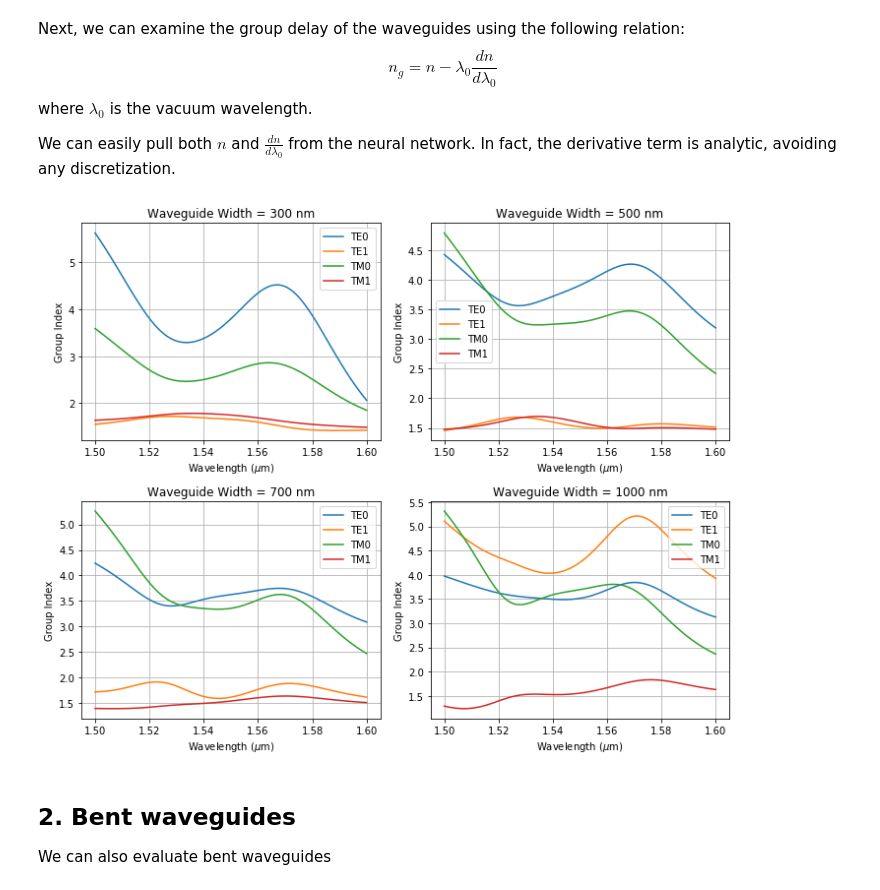
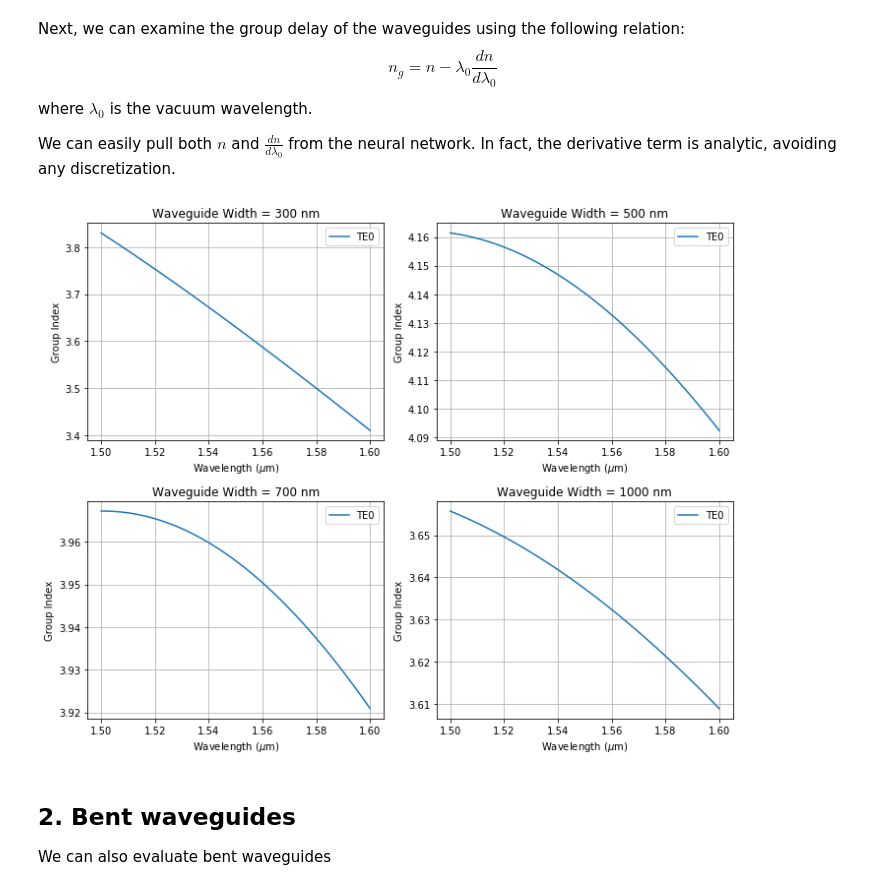
Before and after one commit to BYUCamachoLab/SiPANN, a Jupyter notebook: examples/waveguide.ipynb, the cells around one changed output. Cells and saved outputs as stored; diff of their text form; code cells hidden in the pictures.

```diff
--- a/examples/waveguide.ipynb
+++ b/examples/waveguide.ipynb
@@ -32,7 +36,7 @@ First, let's take a typical 500nm x 220 nm waveguide and look at the fundamental
 wavelength = np.linspace(1.5,1.6,100)
 width      = np.array([0.3,0.5,0.7,1])
 thickness  = 0.22
-TE0,TE1,TE2,TM0,TM1,TM2 = SiP.straightWaveguide(wavelength,width,thickness)
+TE0 = nn.straightWaveguide(wavelength,width,thickness)
 
 
 # Iterate through all the waveguide widths
@@ -40,9 +44,9 @@ plt.figure(figsize=(10, 8))
 for k in range(width.size):
     plt.subplot(2,2,k+1)
     plt.plot(wavelength,TE0[:,k,0],label='TE0')
-    plt.plot(wavelength,TE1[:,k,0],label='TE1')
-    plt.plot(wavelength,TM0[:,k,0],label='TM0')
-    plt.plot(wavelength,TM1[:,k,0],label='TM1')
+#     plt.plot(wavelength,TE1[:,k,0],label='TE1')
+#     plt.plot(wavelength,TM0[:,k,0],label='TM0')
+#     plt.plot(wavelength,TM1[:,k,0],label='TM1')
     plt.grid(True)
     plt.title("Waveguide Width = {0:.0f} nm".format(width[k]*1e3))
     plt.xlabel('Wavelength ($\mu$m)')
@@ -59,11 +63,11 @@ Now, we can sweep the width, while holding the wavelength constant.
 # %%
 # All units are in microns
 wavelength = np.array([1.5,1.525,1.55,1.6])
-width      = np.linspace(0.2,2.0,100)
+width      = np.linspace(0.2,1.0,100)
 thickness  = 0.22
 
 # This is the only function needed
-TE0,TE1,TE2,TM0,TM1,TM2 = SiP.straightWaveguide(wavelength,width,thickness)
+TE0 = nn.straightWaveguide(wavelength,width,thickness)
 # The outputs are each multidimensional arrays to reflect each of the possible input parameters.
 
 # Iterate through all the waveguide widths
@@ -71,9 +75,9 @@ plt.figure(figsize=(10, 8))
 for k in range(wavelength.size):
     plt.subplot(2,2,k+1)
     plt.plot(width,TE0[k,:,0],label='TE0')
-    plt.plot(width,TE1[k,:,0],label='TE1')
-    plt.plot(width,TM0[k,:,0],'--',label='TM0')
-    plt.plot(width,TM1[k,:,0],'--',label='TM1')
+#     plt.plot(width,TE1[k,:,0],label='TE1')
+#     plt.plot(width,TM0[k,:,0],'--',label='TM0')
+#     plt.plot(width,TM1[k,:,0],'--',label='TM1')
     plt.grid(True)
     plt.title("Wavelength = {0:.0f} nm".format(wavelength[k]*1e3))
     plt.xlabel('Waveguide Width ($\mu$m)')
@@ -92,37 +96,37 @@ We can easily pull both $n$ and $\frac{dn}{d\lambda_0}$ from the neural network.
 # %%
 # All units are in microns
 wavelength = np.linspace(1.5,1.6,100)
 width      = np.array([0.3,0.5,0.7,1])
 thickness  = 0.22
 derivative = 1
-TE0,TE1,TE2,TM0,TM1,TM2 = SiP.straightWaveguide(wavelength,width,thickness)
-dTE0,dTE1,dTE2,dTM0,dTM1,dTM2 = SiP.straightWaveguide(wavelength,width,thickness,derivative)
+TE0 = nn.straightWaveguide(wavelength,width,thickness)
+dTE0 = nn.straightWaveguide(wavelength,width,thickness,derivative=derivative)[:,:,:,:,0]
 
 ngTE0 = TE0 - wavelength * dTE0
-ngTE1 = TE1 - wavelength * dTE1
-ngTE2 = TE2 - wavelength * dTE2
-ngTM0 = TM0 - wavelength * dTM0
-ngTM1 = TM1 - wavelength * dTM1
-ngTM2 = TM2 - wavelength * dTM2
+# ngTE1 = TE1 - wavelength * dTE1
+# ngTE2 = TE2 - wavelength * dTE2
+# ngTM0 = TM0 - wavelength * dTM0
+# ngTM1 = TM1 - wavelength * dTM1
+# ngTM2 = TM2 - wavelength * dTM2
 
 
 # Iterate through all the waveguide widths
 plt.figure(figsize=(10, 8))
 for k in range(width.size):
     plt.subplot(2,2,k+1)
-    plt.plot(wavelength,ngTE0[:,k,0],label='TE0')
-    plt.plot(wavelength,ngTE1[:,k,0],label='TE1')
-    plt.plot(wavelength,ngTM0[:,k,0],label='TM0')
-    plt.plot(wavelength,ngTM1[:,k,0],label='TM1')
+    plt.plot(wavelength,ngTE0[:,k,0,0],label='TE0')
+#     plt.plot(wavelength,ngTE1[:,k,0],label='TE1')
+#     plt.plot(wavelength,ngTM0[:,k,0],label='TM0')
+#     plt.plot(wavelength,ngTM1[:,k,0],label='TM1')
     plt.grid(True)
     plt.title("Waveguide Width = {0:.0f} nm".format(width[k]*1e3))
     plt.xlabel('Wavelength ($\mu$m)')
     plt.ylabel('Group Index')
     plt.legend()
 plt.tight_layout()
 plt.show()
 # %% [output]
-[figure, old version]
+[figure, new version]
 # %% [markdown]
 ## 2. Bent waveguides
 
```
Also changed, not shown: parts of 8 cells of this notebook, 9 other files.
